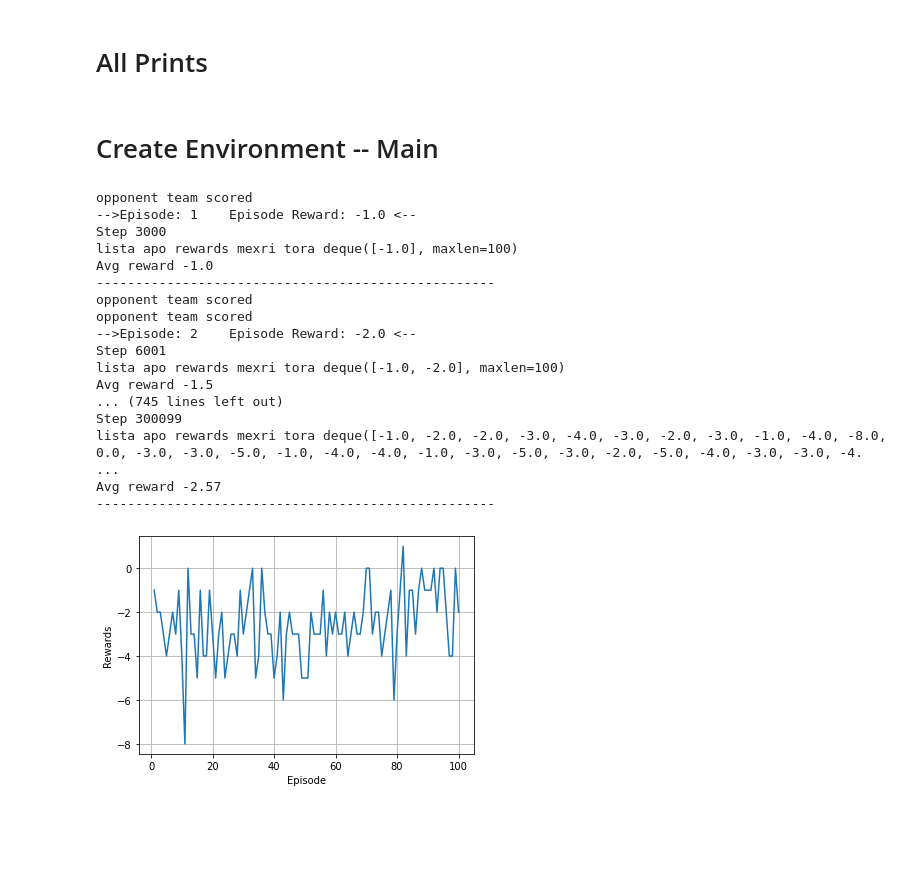
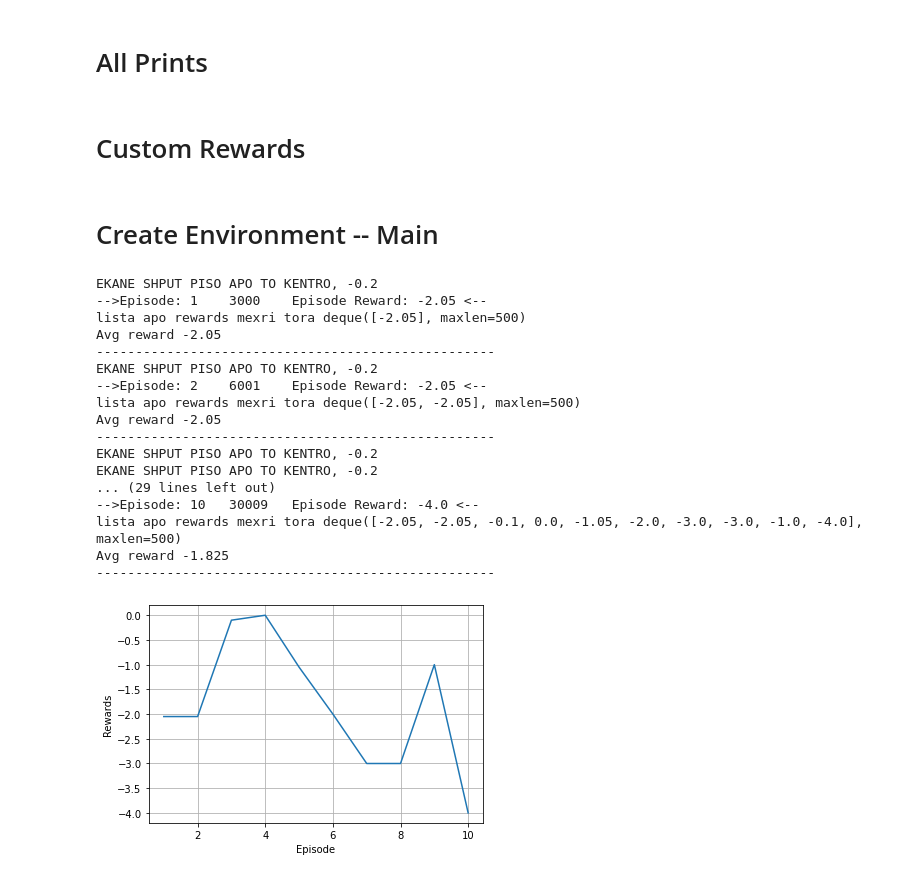
Before and after one commit to Georgemouts/Google-Research-Football-RL-DQN, a Jupyter notebook: G-Football.ipynb, the cells around one changed output. Drawn from its saved outputs; the diff is of its cells as text; code cells hidden in the pictures; blank space fills up the shorter version.

```diff
--- a/G-Football.ipynb
+++ b/G-Football.ipynb
@@ -191,6 +191,38 @@ class All_prints():
       plt.ylabel('Rewards')
       plt.grid(True)
       plt.show()
+# %% [markdown]
+# Custom Rewards
+# %%
+class Custom_Rewards():
+  def __init__(self):
+    self.obs=obs
+    self.action=action
+    self.reward =reward
+  def custom_rew(self,obs,action,reward):
+    self.reward = reward
+    self.obs=obs
+
+#if the next action is shooting the ball, the reward will gain 0.2 point ||
+#an exo ti mpala kai einai se apostasi x > 0.5 sto gipedo kai exei kanei shout einai kalo
+    if(self.obs[95] == 1 and self.obs[88] > 0.6 and self.action == 12):
+      self.reward += 0.2
+      print("EKANE SHOUT MPROSTA APO TO KENTRO ,+0.2")
+      #print(self.reward)
+      return self.reward
+    #An kanei shout piso apo to kentro na xanei ligo
+    elif(self.obs[95]==1 and self.obs[88] < 0 and action == 12):
+      self.reward -= 0.05
+      print("EKANE SHPUT PISO APO TO KENTRO, -0.5")
+      return self.reward
+
+    else:
+      return self.reward
+
+
+''' # if we steal the ball, the reward will gain 0.05 point
+        if obs['ball_owned_team'] == 1 and next_obs['ball_owned_team'] == 0:
+            reward += 0.05'''
 # %% [markdown]
 # Create Environment -- Main
 # %%
@@ -205,7 +237,7 @@ obs = env.reset()
 #CREATE OBJECTS
 agent=Agent(GAMMA,EPSILON) #Agent class
 all_prints=All_prints() # print class
-
+cust_rew=Custom_Rewards()
 #Initialize ReplayBuffer # TO DO : MAKE IT A CLASS
 
 for i in range(MINREPLAYSIZE):
@@ -224,7 +256,7 @@ for i in range(MINREPLAYSIZE):
 # MAIN TRAIN LOOP
 obs =env.reset()
 c= 0
-num_of_eps= 100     #GIVE NUMBER OF EPISODES
+num_of_eps= 10     #GIVE NUMBER OF EPISODES
 
 for step in range((3000 * num_of_eps) + num_of_eps ):# play 3000 steps = 1 match = 1 episode
 
@@ -240,6 +272,11 @@ for step in range((3000 * num_of_eps) + num_of_eps ):# play 3000 steps = 1 match
 
 
   new_obs,reward,done,info = env.step(action)
+
+#give reward after action with current observations not the new ones-result of the action
+
+  reward = cust_rew.custom_rew(obs,action,reward)
+
   #print who scored
   all_prints.print_who_scored(reward)
   transition = agent.transition(obs,new_obs,action,reward ,done) #fill Replaybuffer with transitions
@@ -260,50 +297,47 @@ for step in range((3000 * num_of_eps) + num_of_eps ):# play 3000 steps = 1 match
 
 # Start Gradient Step
   transitions =random.sample(agent.ReplayBuffer , BATCH_SIZE) #sample batch_size number of random transitions from Replaybuffer ,
                                                               # Replay buffer have been filled earlier
 
  #Store arrays and conver them to pytorch sensors
   obses_t,actions_t,rewards_t,dones_t,new_obses_t = agent.Arrays_To_Tensors(transitions)
 
   #Compute Targets
   target_q_values = agent.target_net(new_obses_t)# q values for each observation
   max_target_q_values = target_q_values.max(dim=1,keepdim=True)[0] #take the maximum value in dim =1 , discard all the rest dimensions
                                                                   #max returns tuple , first element is highest values and second is the index to them
 
   targets = rewards_t +GAMMA + (1-dones_t) * max_target_q_values #deepmind_atari_paper dqn learn with replay
                                                                 #if its a terminal state: dones_t =1 -> targets= rewards_t
 
   #Compute Loss
   q_values = agent.online_net(obses_t)
   action_q_values =torch.gather(input=q_values,dim=1,index=actions_t)
   loss=nn.functional.smooth_l1_loss(action_q_values,targets)
 
   #Gradient Descent
   agent.learn(loss)
-  '''optimizer=torch.optim.Adam(agent.online_net.parameters(),lr =0.02)
-  optimizer.zero_grad()
-  loss.backward()
-  optimizer.step()'''
+
 
   #Update the target network, copying all weights and biases in DQN
   if step% TARGET_UPDATE_FREQ == 0:   #Update target network based on online network
     agent.target_net.load_state_dict(agent.online_net.state_dict())
 # %% [output]
-opponent team scored
--->Episode: 1    Episode Reward: -1.0 <--
-Step 3000
-lista apo rewards mexri tora deque([-1.0], maxlen=100)
-Avg reward -1.0
+EKANE SHPUT PISO APO TO KENTRO, -0.2
+-->Episode: 1    3000    Episode Reward: -2.05 <--
+lista apo rewards mexri tora deque([-2.05], maxlen=500)
+Avg reward -2.05
 ---------------------------------------------------
-opponent team scored
-opponent team scored
--->Episode: 2    Episode Reward: -2.0 <--
-Step 6001
-lista apo rewards mexri tora deque([-1.0, -2.0], maxlen=100)
-Avg reward -1.5
-... (745 lines left out)
-Step 300099
-lista apo rewards mexri tora deque([-1.0, -2.0, -2.0, -3.0, -4.0, -3.0, -2.0, -3.0, -1.0, -4.0, -8.0, 0.0, -3.0, -3.0, -5.0, -1.0, -4.0, -4.0, -1.0, -3.0, -5.0, -3.0, -2.0, -5.0, -4.0, -3.0, -3.0, -4. ...
-Avg reward -2.57
+EKANE SHPUT PISO APO TO KENTRO, -0.2
+-->Episode: 2    6001    Episode Reward: -2.05 <--
+lista apo rewards mexri tora deque([-2.05, -2.05], maxlen=500)
+Avg reward -2.05
 ---------------------------------------------------
+EKANE SHPUT PISO APO TO KENTRO, -0.2
+EKANE SHPUT PISO APO TO KENTRO, -0.2
+... (29 lines left out)
+-->Episode: 10   30009   Episode Reward: -4.0 <--
+lista apo rewards mexri tora deque([-2.05, -2.05, -0.1, 0.0, -1.05, -2.0, -3.0, -3.0, -1.0, -4.0], maxlen=500)
+Avg reward -1.825
+---------------------------------------------------
-[figure, old version]
+[figure, new version]
```
Also changed, not shown: parts of 5 cells of this notebook.
